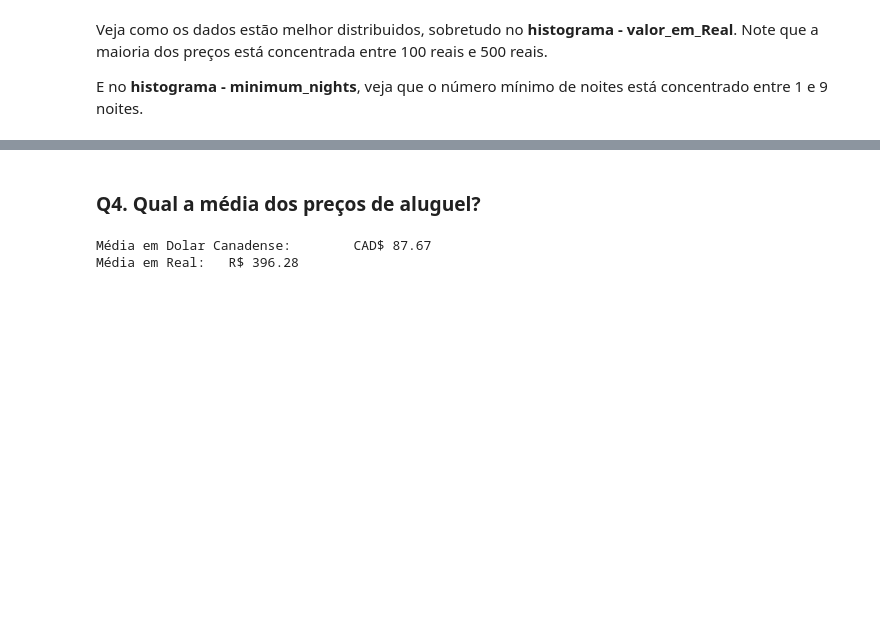
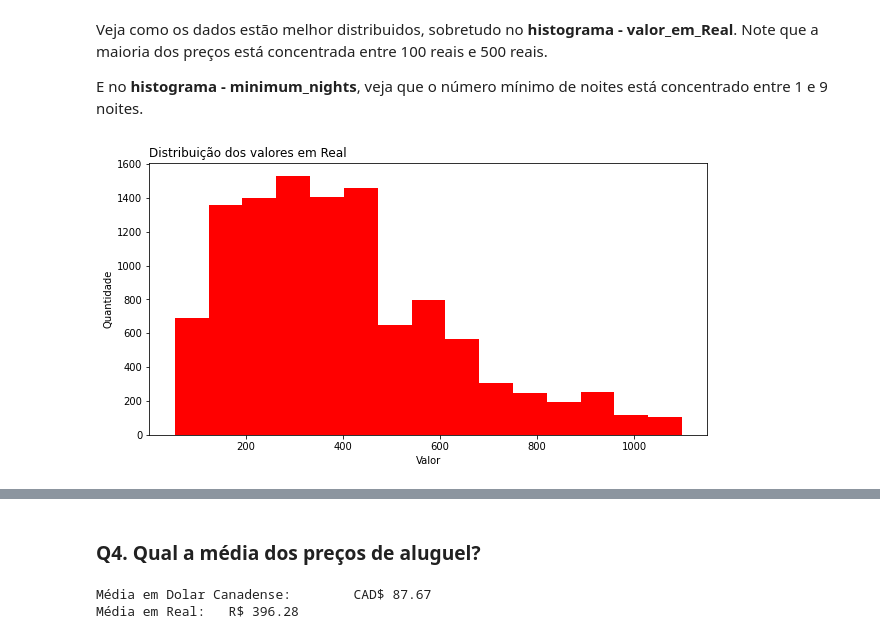
Before and after one commit to CandiduSilva/DataScience, a Jupyter notebook: Analisando_os_Dados_do_Airbnb_Versão_Final_Montreal.ipynb, the cells around one changed output, grey strips where cells are left out. Saved outputs shown, nothing was run; the diff lists cells and outputs as text; code cells hidden in the pictures; blank space fills up the shorter version.

```diff
--- a/Analisando_os_Dados_do_Airbnb_Versão_Final_Montreal.ipynb
+++ b/Analisando_os_Dados_do_Airbnb_Versão_Final_Montreal.ipynb
@@ -353,3 +333,13 @@ px.histogram(dfMontrealLimpo, x='minimum_nights',
 Veja como os dados estão melhor distribuidos, sobretudo no **histograma - valor_em_Real**. Note que a maioria dos preços está concentrada entre 100 reais e 500 reais.
 
 E no **histograma - minimum_nights**, veja que o número mínimo de noites está concentrado entre 1 e 9 noites.
+# %%
+# exibindo a distribuição dos valore em Real, isoladamente
+
+dfMontrealLimpo.valor_em_Real.hist(bins = 15,figsize=(10,5),color = 'red', grid = False)
+plt.title('Distribuição dos valores em Real', loc = 'left')
+plt.xlabel('Valor')
+plt.ylabel('Quantidade')
+plt.show()
+# %% [output]
+[figure, added]
```
Also changed, not shown: parts of 6 cells of this notebook.
